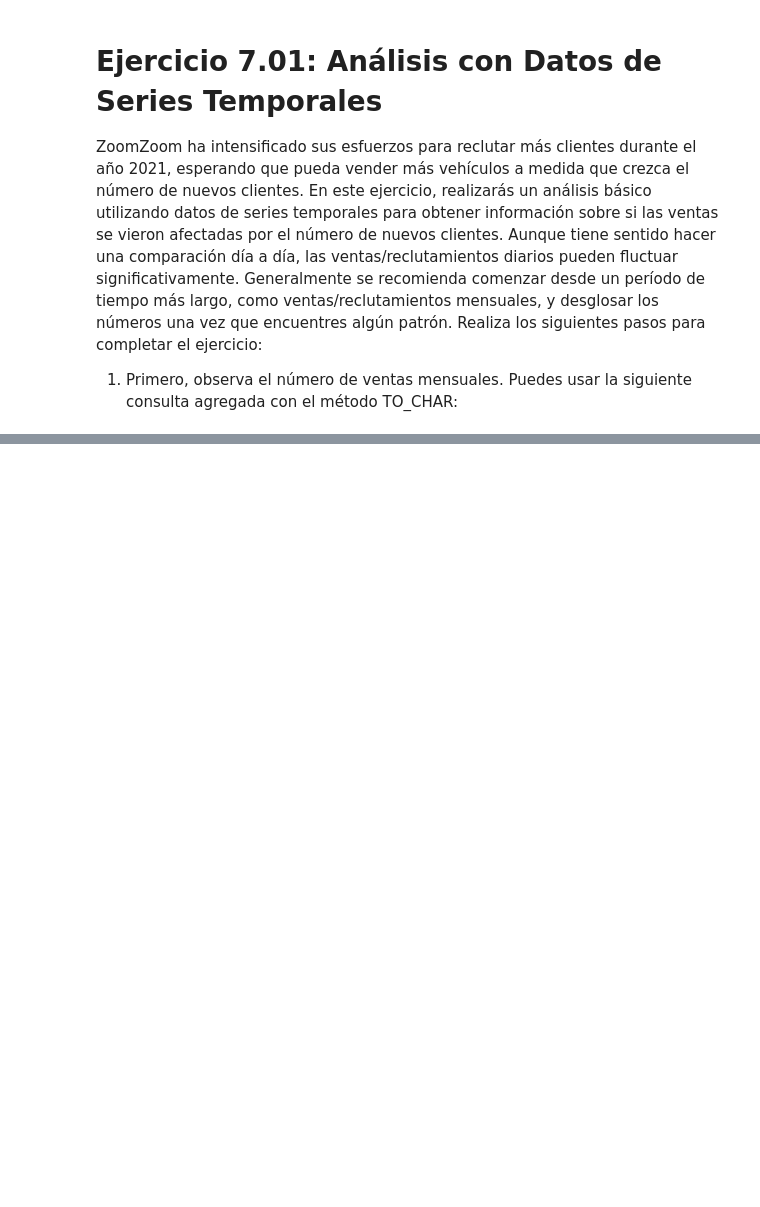
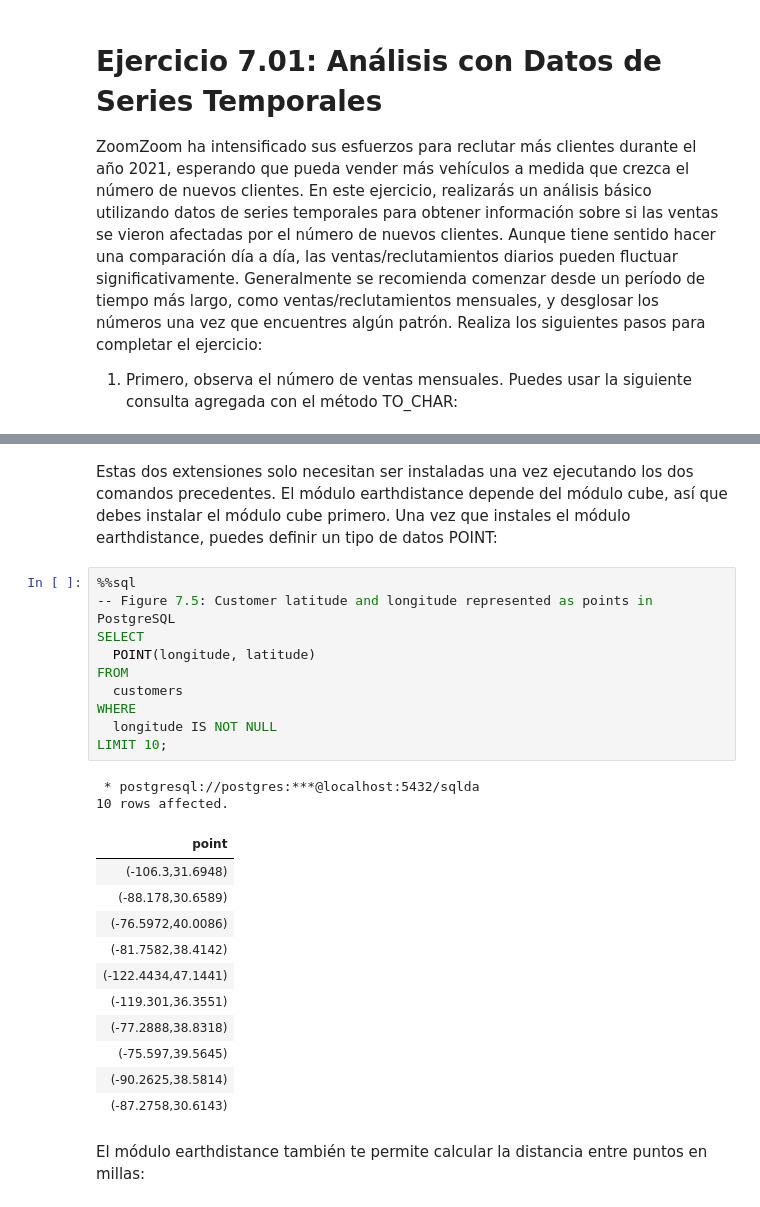
Before and after one commit to limspiga/data-modeling, a Jupyter notebook: 07_data_modeling_for_marketing.ipynb, the cells around one changed output, grey strips where cells are left out. Cells and saved outputs as stored; diff of their text form; blank space fills up the shorter version.

```diff
--- a/07_data_modeling_for_marketing.ipynb
+++ b/07_data_modeling_for_marketing.ipynb
@@ -260,0 +381,28 @@ Realiza los siguientes pasos para completar el ejercicio:
+# %% [markdown]
+Estas dos extensiones solo necesitan ser instaladas una vez ejecutando los dos comandos precedentes. El módulo earthdistance depende del módulo cube, así que debes instalar el módulo cube primero. Una vez que instales el módulo earthdistance, puedes definir un tipo de datos POINT:
+# %%
+%%sql
+-- Figure 7.5: Customer latitude and longitude represented as points in PostgreSQL
+SELECT
+  POINT(longitude, latitude)
+FROM
+  customers
+WHERE
+  longitude IS NOT NULL
+LIMIT 10;
+# %% [output]
+ * postgresql://postgres:***@localhost:5432/sqlda
+10 rows affected.
+| point |
+| (-106.3,31.6948) |
+| (-88.178,30.6589) |
+| (-76.5972,40.0086) |
+| (-81.7582,38.4142) |
+| (-122.4434,47.1441) |
+| (-119.301,36.3551) |
+| (-77.2888,38.8318) |
+| (-75.597,39.5645) |
+| (-90.2625,38.5814) |
+| (-87.2758,30.6143) |
+# %% [markdown]
+El módulo earthdistance también te permite calcular la distancia entre puntos en millas:
```
Also changed, not shown: parts of 63 cells of this notebook.
